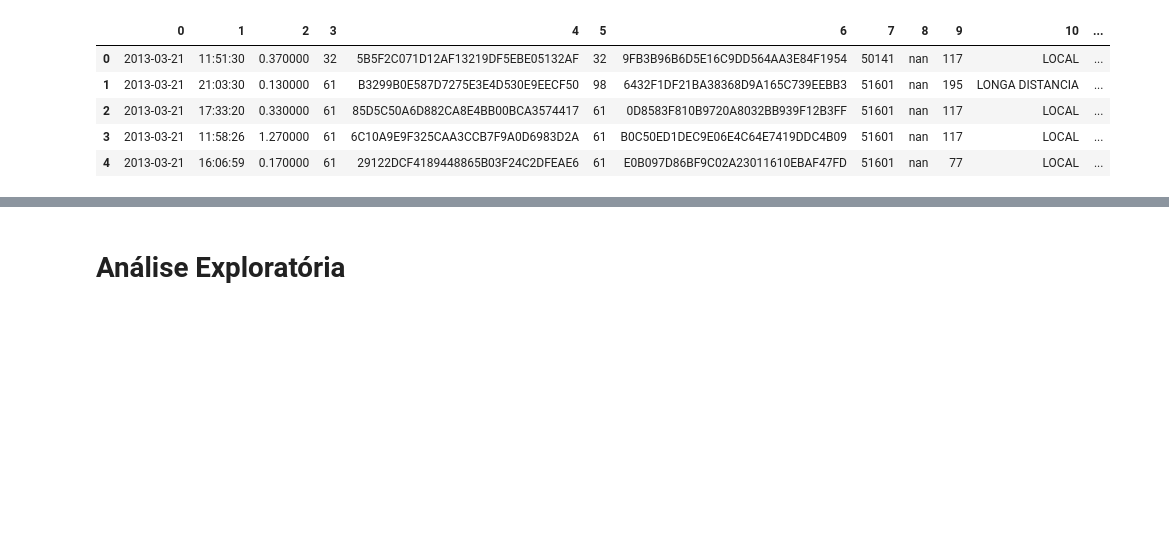
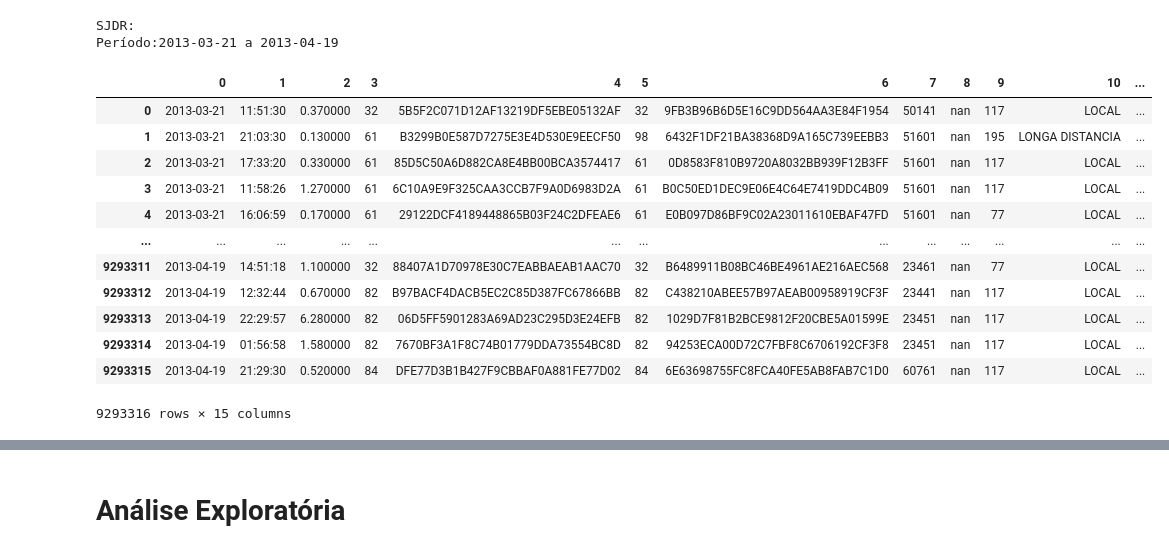
Before and after one commit to ghmc91/Projeto_Mestrado, a Jupyter notebook: Cdr_Filter.ipynb, the cells around one changed output, grey strips where cells are left out. Drawn from its saved outputs; the diff is of its cells as text; code cells hidden in the pictures; blank space fills up the shorter version.

```diff
--- a/Cdr_Filter.ipynb
+++ b/Cdr_Filter.ipynb
@@ -3 +4,4 @@ import pandas as pd
 pd.set_option('float_format', '{:f}'.format)
+# %%
+path_jf = '/home/gustavo/Desktop/Mestrado/mestrado_dados/dados_18.11/cdr/cdr_regiao_imediata_jf_all.txt'
+path_sjdr = '/home/gustavo/Desktop/Mestrado/mestrado_dados/dados_18.11/cdr/cdr_regiao_imediata_sjdr.csv'
@@ -4,13 +15,25 @@ pd.set_option('float_format', '{:f}'.format)
+# %%
+get_period(path_sjdr, 'SJDR')
+# %% [output]
+SJDR:
+Período:2013-03-21 a 2013-04-19
 # %%
-cdr = pd.read_csv('/home/gustavo/Desktop/Mestrado/mestrado_dados/dados_18.11/cdr/cdr_regiao_imediata_sjdr.csv', sep=';', header=None)
-cdr.head()
+cdr = pd.read_csv(path_sjdr, sep=';', header=None)
+cdr
 # %% [output]
 |  | 0 | 1 | 2 | 3 | 4 | 5 | 6 | 7 | 8 | 9 | 10 | ... |
 | 0 | 2013-03-21 | 11:51:30 | 0.370000 | 32 | 5B5F2C071D12AF13219DF5EBE05132AF | 32 | 9FB3B96B6D5E16C9DD564AA3E84F1954 | 50141 | nan | 117 | LOCAL | ... |
 | 1 | 2013-03-21 | 21:03:30 | 0.130000 | 61 | B3299B0E587D7275E3E4D530E9EECF50 | 98 | 6432F1DF21BA38368D9A165C739EEBB3 | 51601 | nan | 195 | LONGA DISTANCIA | ... |
 | 2 | 2013-03-21 | 17:33:20 | 0.330000 | 61 | 85D5C50A6D882CA8E4BB00BCA3574417 | 61 | 0D8583F810B9720A8032BB939F12B3FF | 51601 | nan | 117 | LOCAL | ... |
 | 3 | 2013-03-21 | 11:58:26 | 1.270000 | 61 | 6C10A9E9F325CAA3CCB7F9A0D6983D2A | 61 | B0C50ED1DEC9E06E4C64E7419DDC4B09 | 51601 | nan | 117 | LOCAL | ... |
 | 4 | 2013-03-21 | 16:06:59 | 0.170000 | 61 | 29122DCF4189448865B03F24C2DFEAE6 | 61 | E0B097D86BF9C02A23011610EBAF47FD | 51601 | nan | 77 | LOCAL | ... |
+| ... | ... | ... | ... | ... | ... | ... | ... | ... | ... | ... | ... | ... |
+| 9293311 | 2013-04-19 | 14:51:18 | 1.100000 | 32 | 88407A1D70978E30C7EABBAEAB1AAC70 | 32 | B6489911B08BC46BE4961AE216AEC568 | 23461 | nan | 77 | LOCAL | ... |
+| 9293312 | 2013-04-19 | 12:32:44 | 0.670000 | 82 | B97BACF4DACB5EC2C85D387FC67866BB | 82 | C438210ABEE57B97AEAB00958919CF3F | 23441 | nan | 117 | LOCAL | ... |
+| 9293313 | 2013-04-19 | 22:29:57 | 6.280000 | 82 | 06D5FF5901283A69AD23C295D3E24EFB | 82 | 1029D7F81B2BCE9812F20CBE5A01599E | 23451 | nan | 117 | LOCAL | ... |
+| 9293314 | 2013-04-19 | 01:56:58 | 1.580000 | 82 | 7670BF3A1F8C74B01779DDA73554BC8D | 82 | 94253ECA00D72C7FBF8C6706192CF3F8 | 23451 | nan | 117 | LOCAL | ... |
+| 9293315 | 2013-04-19 | 21:29:30 | 0.520000 | 84 | DFE77D3B1B427F9CBBAF0A881FE77D02 | 84 | 6E63698755FC8FCA40FE5AB8FAB7C1D0 | 60761 | nan | 117 | LOCAL | ... |
+9293316 rows × 15 columns
 # %%
 cdr.rename(columns={0:'DATE', 1:'HOUR', 2:'DURATION', 3:'DDD_USER_FROM',
                     4:'USER_FROM', 5:'DDD_USER_TO', 6:'USER_TO', 7: 'ANTENNA'},inplace=True)
```
Also changed, not shown: parts of 11 cells of this notebook, 5 other files.
